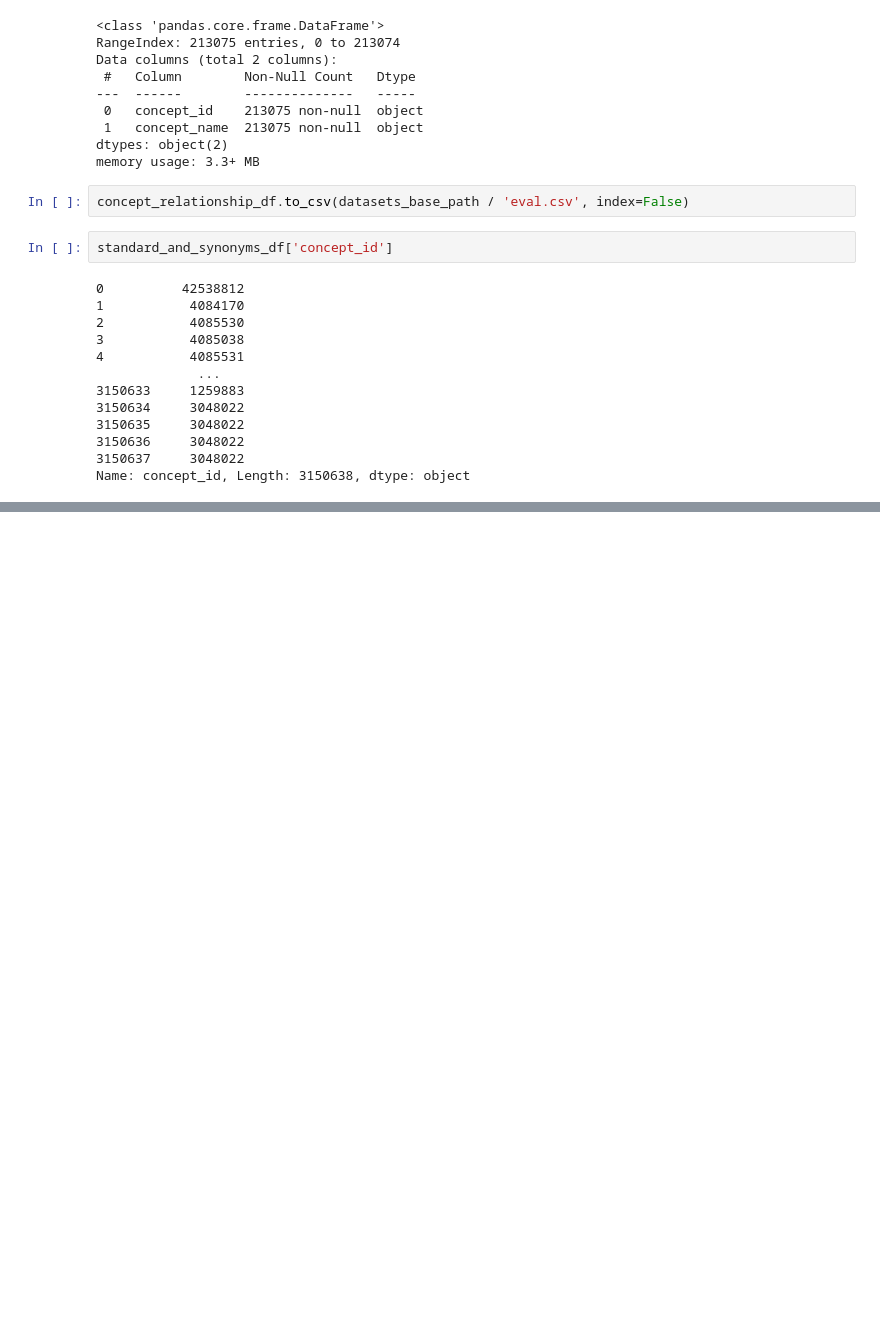
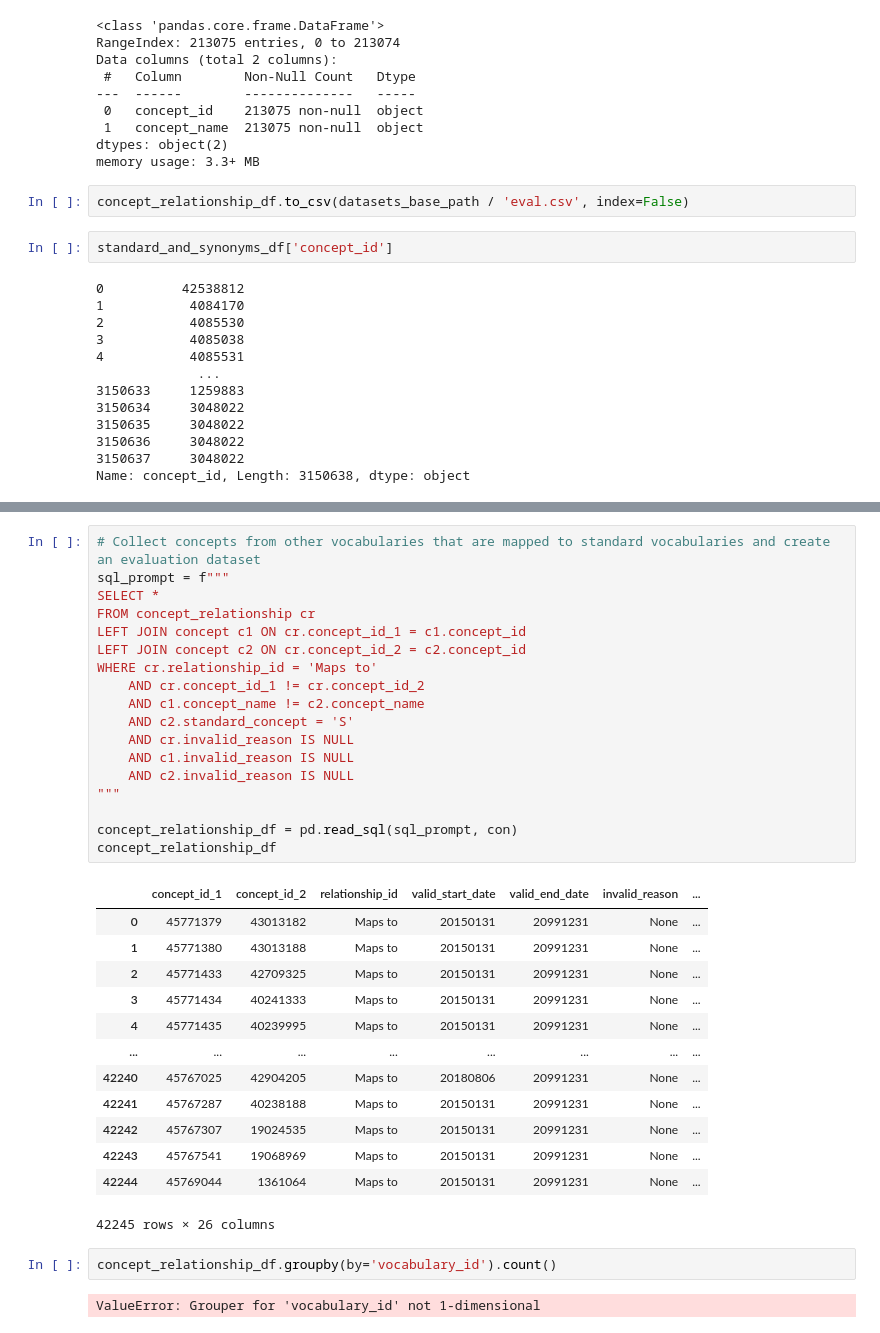
Before and after one commit to precisiondata/aatm, a Jupyter notebook: data-preparation.ipynb, the cells around one changed output, grey strips where cells are left out. Drawn from its saved outputs; the diff is of its cells as text; blank space fills up the shorter version.

```diff
--- a/data-preparation.ipynb
+++ b/data-preparation.ipynb
@@ -102,0 +304,36 @@ Name: concept_id, Length: 3150638, dtype: object
+# %%
+# Collect concepts from other vocabularies that are mapped to standard vocabularies and create an evaluation dataset
+sql_prompt = f"""
+SELECT *
+FROM concept_relationship cr
+LEFT JOIN concept c1 ON cr.concept_id_1 = c1.concept_id
+LEFT JOIN concept c2 ON cr.concept_id_2 = c2.concept_id
+WHERE cr.relationship_id = 'Maps to'
+    AND cr.concept_id_1 != cr.concept_id_2
+    AND c1.concept_name != c2.concept_name
+    AND c2.standard_concept = 'S'
+    AND cr.invalid_reason IS NULL
+    AND c1.invalid_reason IS NULL
+    AND c2.invalid_reason IS NULL
+"""
+
+concept_relationship_df = pd.read_sql(sql_prompt, con)
+concept_relationship_df
+# %% [output]
+|  | concept_id_1 | concept_id_2 | relationship_id | valid_start_date | valid_end_date | invalid_reason | ... |
+| 0 | 45771379 | 43013182 | Maps to | 20150131 | 20991231 | None | ... |
+| 1 | 45771380 | 43013188 | Maps to | 20150131 | 20991231 | None | ... |
+| 2 | 45771433 | 42709325 | Maps to | 20150131 | 20991231 | None | ... |
+| 3 | 45771434 | 40241333 | Maps to | 20150131 | 20991231 | None | ... |
+| 4 | 45771435 | 40239995 | Maps to | 20150131 | 20991231 | None | ... |
+| ... | ... | ... | ... | ... | ... | ... | ... |
+| 42240 | 45767025 | 42904205 | Maps to | 20180806 | 20991231 | None | ... |
+| 42241 | 45767287 | 40238188 | Maps to | 20150131 | 20991231 | None | ... |
+| 42242 | 45767307 | 19024535 | Maps to | 20150131 | 20991231 | None | ... |
+| 42243 | 45767541 | 19068969 | Maps to | 20150131 | 20991231 | None | ... |
+| 42244 | 45769044 | 1361064 | Maps to | 20150131 | 20991231 | None | ... |
+42245 rows × 26 columns
+# %%
+concept_relationship_df.groupby(by='vocabulary_id').count()
+# %% [output]
+ValueError: Grouper for 'vocabulary_id' not 1-dimensional
```
Also changed, not shown: parts of 9 cells of this notebook, 6 other files.
